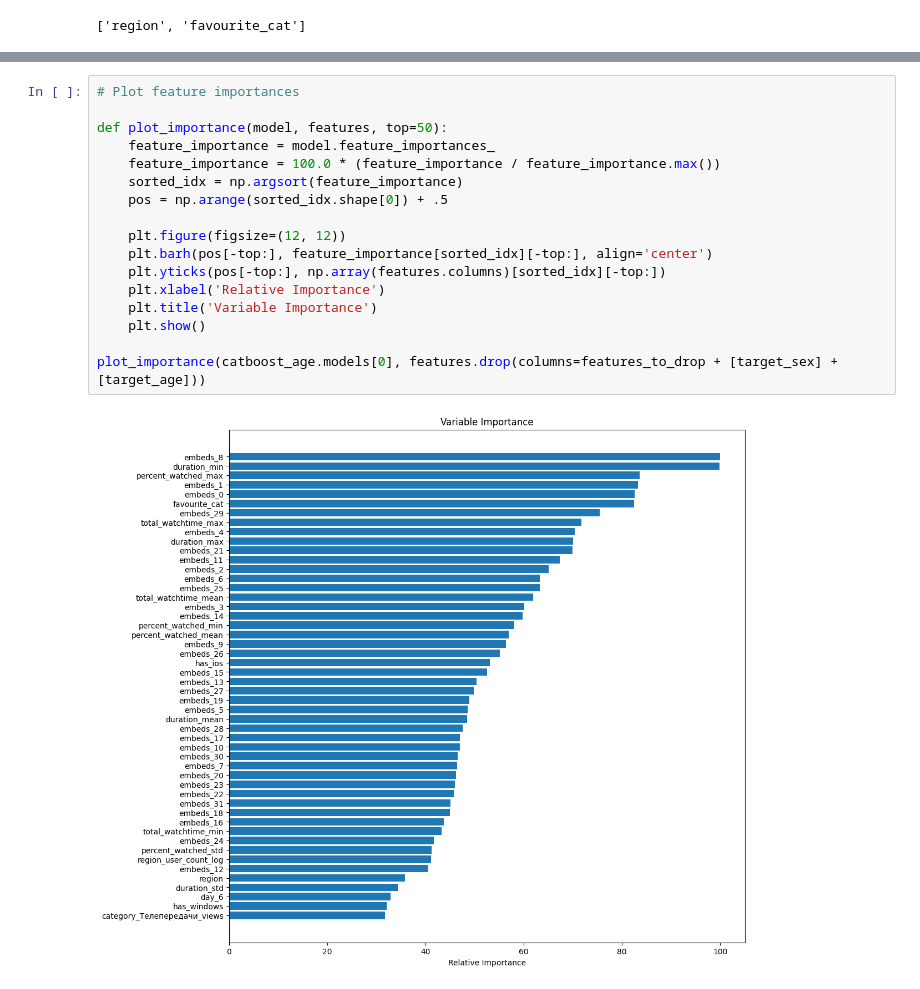
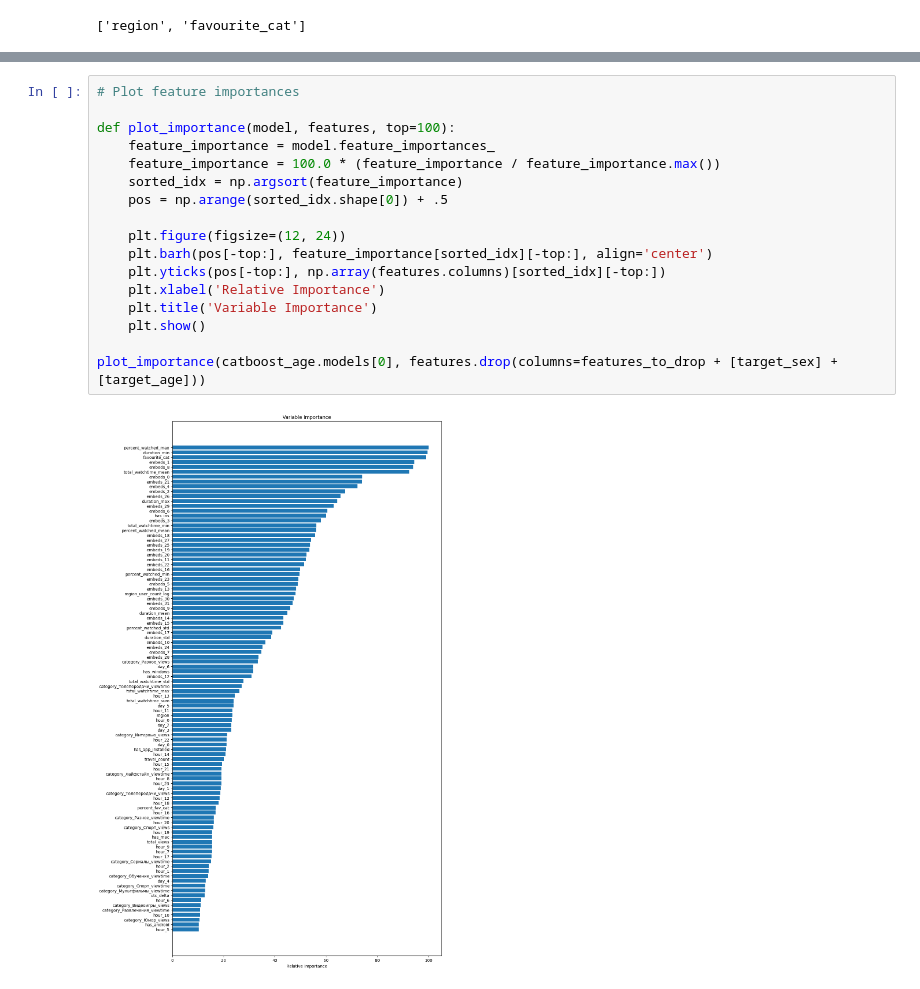
Before and after one commit to Paspasuy/SocDemPrediction, a Jupyter notebook: main_catboost.ipynb, the cells around one changed output, grey strips where cells are left out. Drawn from its saved outputs; the diff is of its cells as text.

```diff
--- a/main_catboost.ipynb
+++ b/main_catboost.ipynb
@@ -150,19 +150,19 @@ overall score = 0.4588
 # %%
 # Plot feature importances
 
-def plot_importance(model, features, top=50):
+def plot_importance(model, features, top=100):
     feature_importance = model.feature_importances_
     feature_importance = 100.0 * (feature_importance / feature_importance.max())
     sorted_idx = np.argsort(feature_importance)
     pos = np.arange(sorted_idx.shape[0]) + .5
 
-    plt.figure(figsize=(12, 12))
+    plt.figure(figsize=(12, 24))
     plt.barh(pos[-top:], feature_importance[sorted_idx][-top:], align='center')
     plt.yticks(pos[-top:], np.array(features.columns)[sorted_idx][-top:])
     plt.xlabel('Relative Importance')
     plt.title('Variable Importance')
     plt.show()
 
 plot_importance(catboost_age.models[0], features.drop(columns=features_to_drop + [target_sex] + [target_age]))
 # %% [output]
-[figure, old version]
+[figure, new version]
```
Also changed, not shown: parts of 2 cells of this notebook.
